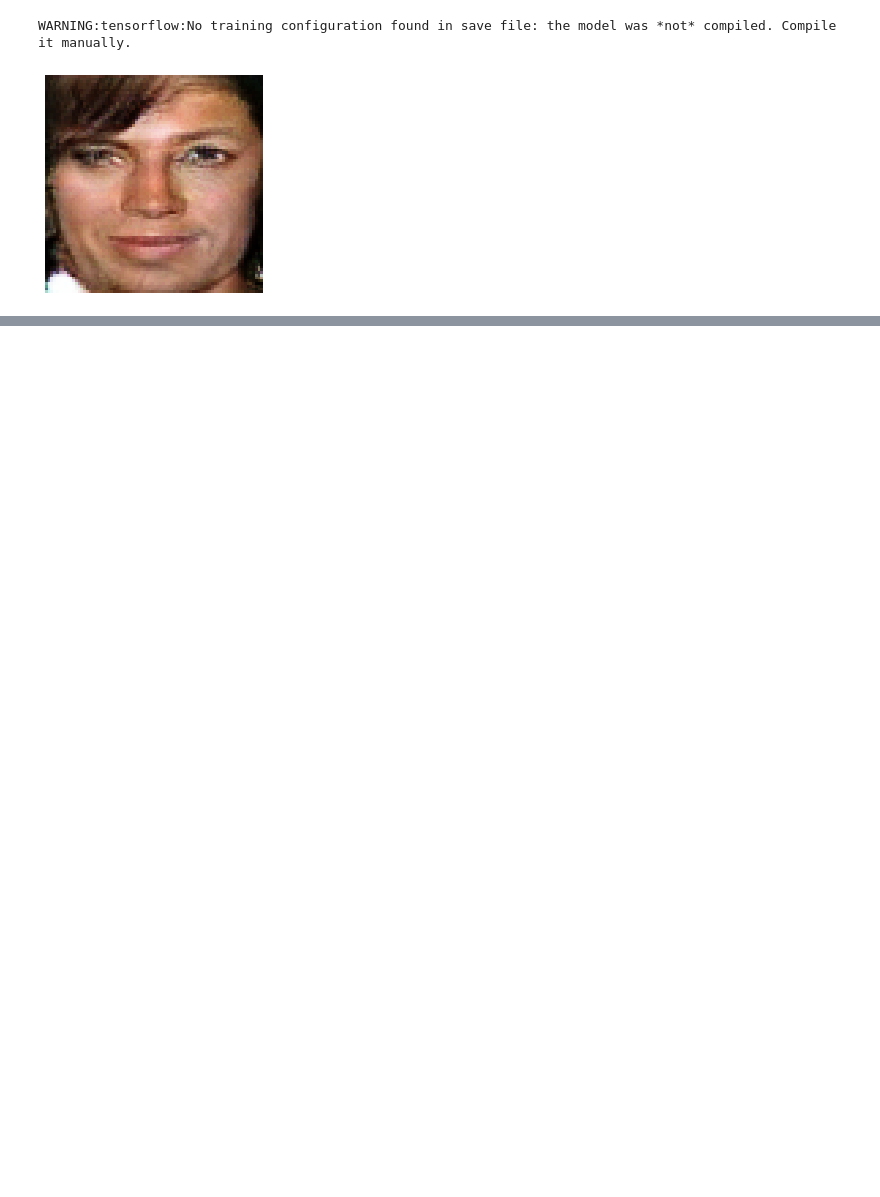
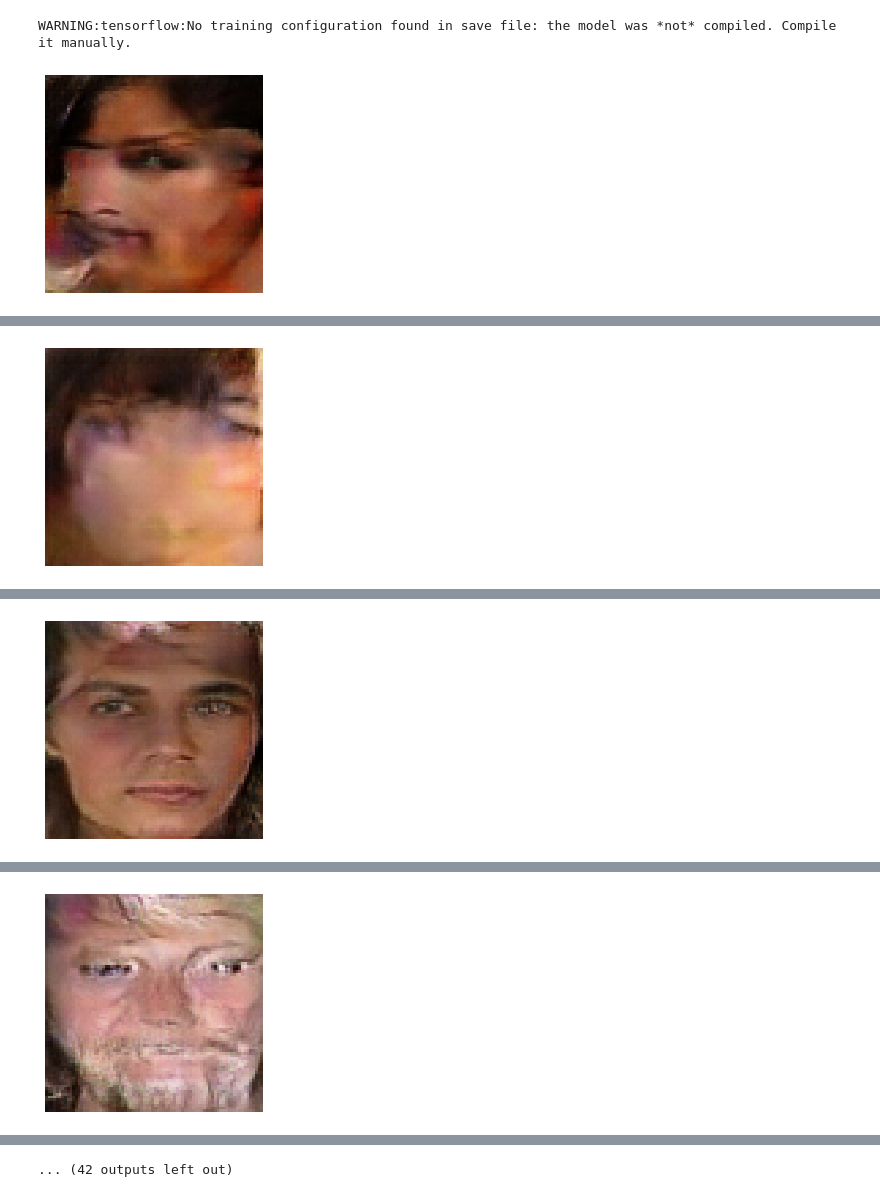
Before and after one commit to nibraaska/Generative-Models, a Jupyter notebook: loadCelebaModel.ipynb, the cells around one changed output, grey strips where cells are left out. Saved outputs shown, nothing was run; the diff lists cells and outputs as text; code cells hidden in the pictures; blank space fills up the shorter version.

```diff
--- a/loadCelebaModel.ipynb
+++ b/loadCelebaModel.ipynb
@@ -19,11 +19,13 @@ def plot_generated(examples, n):
         pyplot.imshow(examples[i, :, :])
     pyplot.show()
 # %%
-model = load_model('/home/nibraas/Coding/GenerativeModels/img_align_celeba_models/generator_model_030.h5')
-latent_points = generate_latent_points(100, 1)
-X  = model.predict(latent_points)
-X = (X * 127.5 + 127.5).astype(np.uint8)
-plot_generated(X, 1)
+while True:
+    model = load_model('/home/nibraas/Coding/GenerativeModels/img_align_celeba_models/generator_model_030.h5')
+    latent_points = generate_latent_points(100, 1)
+    X  = model.predict(latent_points)
+    X = (X * 127.5 + 127.5).astype(np.uint8)
+    plot_generated(X, 1)
+    input()
 # %% [output]
 WARNING:tensorflow:No training configuration found in save file: the model was *not* compiled. Compile it manually.
-[figure, old version]
+[figure, new version]
@@ -29,0 +33 @@ WARNING:tensorflow:No training configuration found in save file: the model was *
+[figure, added]
@@ -29,0 +35 @@ WARNING:tensorflow:No training configuration found in save file: the model was *
+[figure, added]
@@ -29,0 +37 @@ WARNING:tensorflow:No training configuration found in save file: the model was *
+[figure, added]
@@ -29,0 +42 @@ WARNING:tensorflow:No training configuration found in save file: the model was *
+... (42 outputs left out)
```
Also changed, not shown: parts of 2 cells of this notebook, 1 other file.
